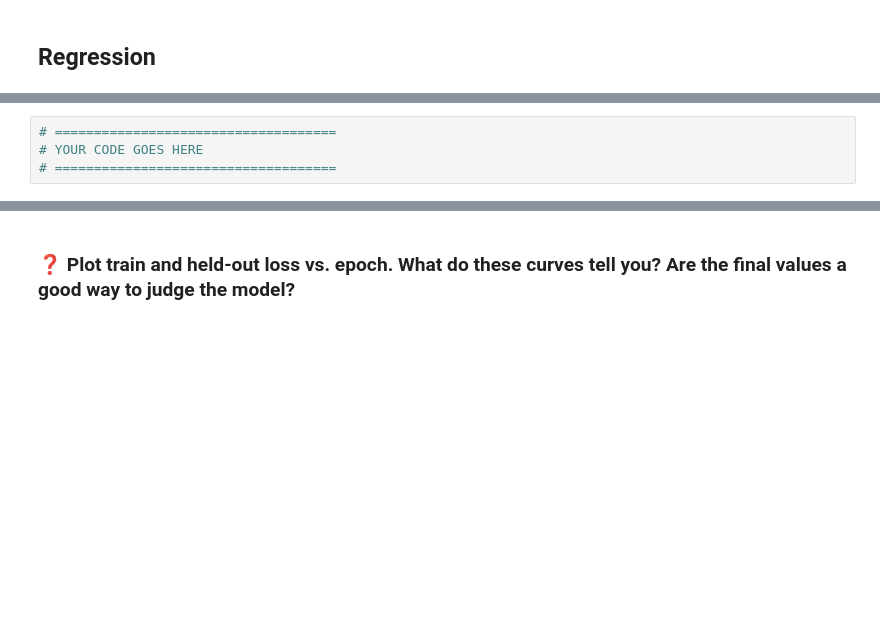
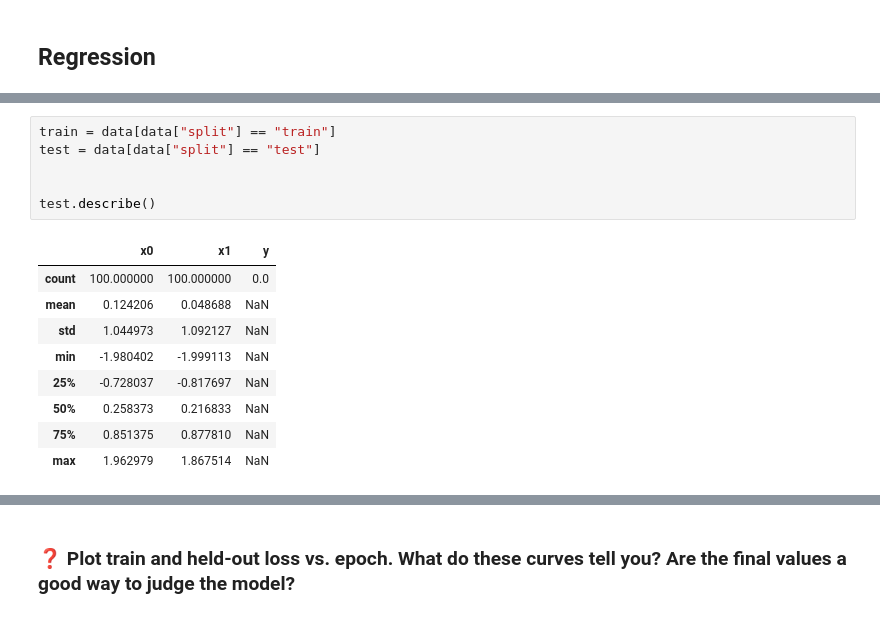
Before and after one commit to Adrian67676767/Assignment03_ML, a Jupyter notebook: problem.ipynb, the cells around one changed output, grey strips where cells are left out. Cells and saved outputs as stored; diff of their text form; blank space fills up the shorter version.

```diff
--- a/problem.ipynb
+++ b/problem.ipynb
@@ -144,4 +248,16 @@ plt.show()
-# %%
-# ====================================
-# YOUR CODE GOES HERE
-# ====================================
+# %%
+train = data[data["split"] == "train"]
+test = data[data["split"] == "test"]
+
+
+test.describe()
+# %% [output]
+|  | x0 | x1 | y |
+| count | 100.000000 | 100.000000 | 0.0 |
+| mean | 0.124206 | 0.048688 | NaN |
+| std | 1.044973 | 1.092127 | NaN |
+| min | -1.980402 | -1.999113 | NaN |
+| 25% | -0.728037 | -0.817697 | NaN |
+| 50% | 0.258373 | 0.216833 | NaN |
+| 75% | 0.851375 | 0.877810 | NaN |
+| max | 1.962979 | 1.867514 | NaN |
```
Also changed, not shown: parts of 13 cells of this notebook, 3 other files.
